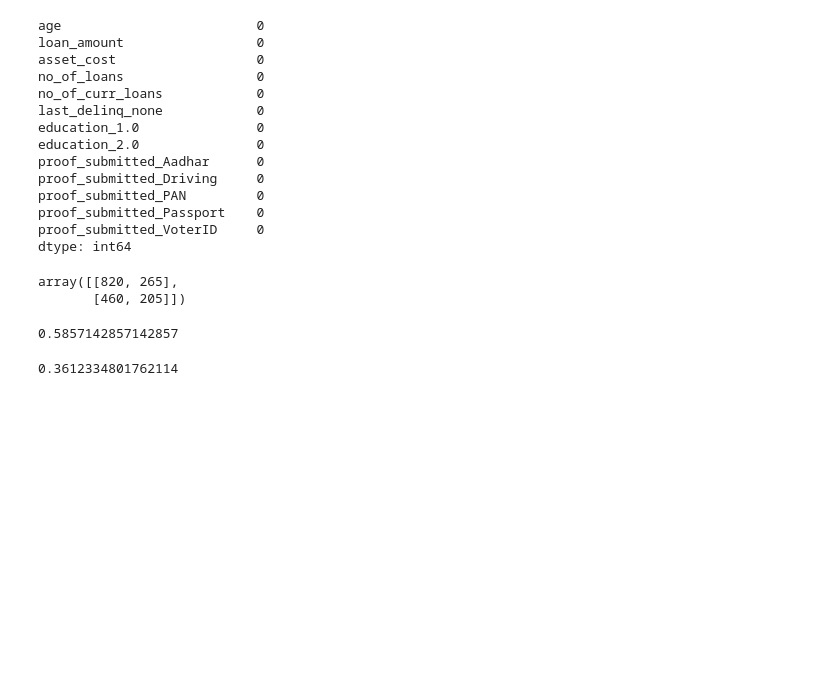
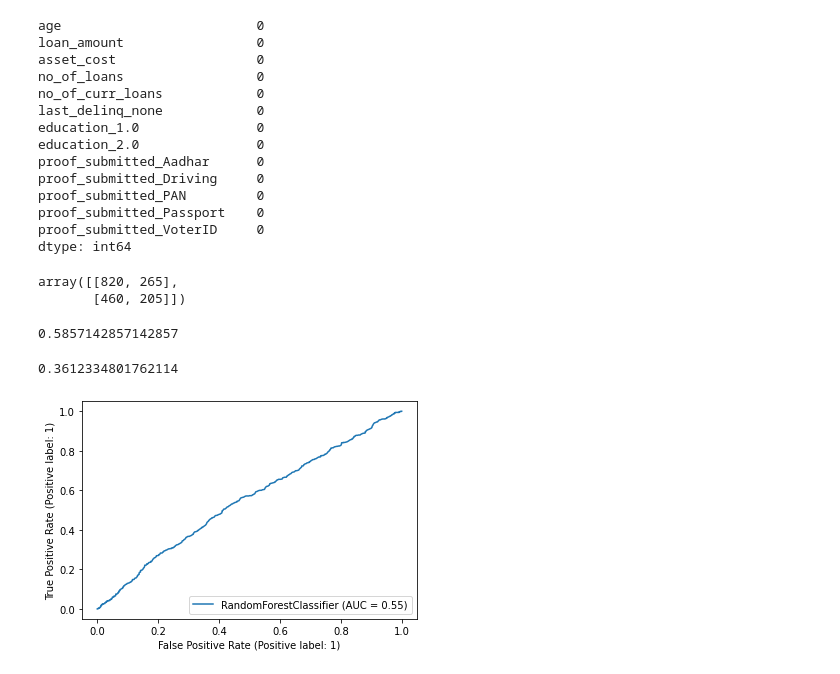
Before and after one commit to goswamimohit/compititions, a Jupyter notebook: loan-default-prediction.ipynb, the cells around one changed output. Saved outputs shown, nothing was run; the diff lists cells and outputs as text; code cells hidden in the pictures; blank space fills up the shorter version.

```diff
--- a/loan-default-prediction.ipynb
+++ b/loan-default-prediction.ipynb
@@ -298,0 +304,5 @@ f1_score(y_test,y_pred)
+# %%
+svc_disp = RocCurveDisplay.from_estimator(clf, X_test, y_test)
+plt.show()
+# %% [output]
+[figure, added]
```
Also changed, not shown: parts of 3 cells of this notebook.
